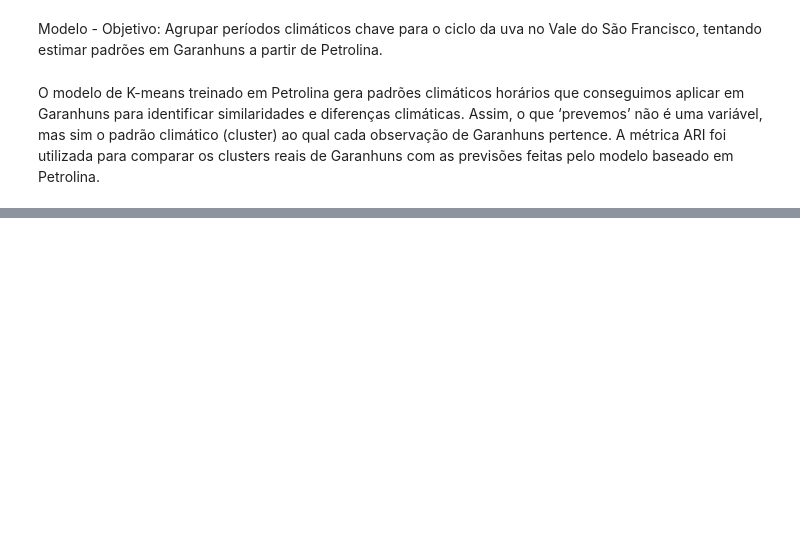
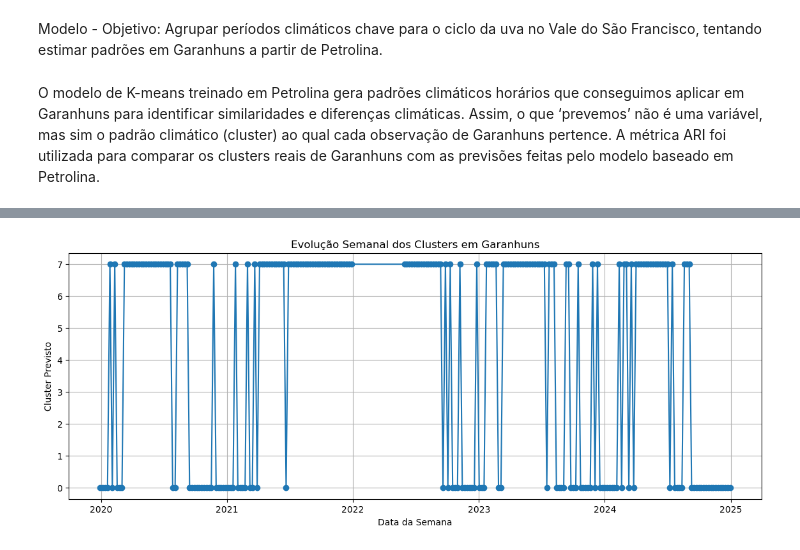
Before and after one commit to aguiarth/AVD-projeto, a Jupyter notebook: notebooks/02_modelagem.ipynb, the cells around one changed output, grey strips where cells are left out. Saved outputs shown, nothing was run; the diff lists cells and outputs as text; code cells hidden in the pictures; blank space fills up the shorter version.

```diff
--- a/notebooks/02_modelagem.ipynb
+++ b/notebooks/02_modelagem.ipynb
@@ -133,0 +422,10 @@ O modelo de K-means treinado em Petrolina gera padrões climáticos horários qu
+# %%
+plt.figure(figsize=(14,5))
+plt.plot(df_gar_sem['data_semana'], df_gar_sem['cluster'], marker='o')
+plt.title("Evolução Semanal dos Clusters em Garanhuns")
+plt.xlabel("Data da Semana")
+plt.ylabel("Cluster Previsto")
+plt.grid(True)
+plt.show()
+# %% [output]
+[figure, added]
```
Also changed, not shown: parts of 39 cells of this notebook.
